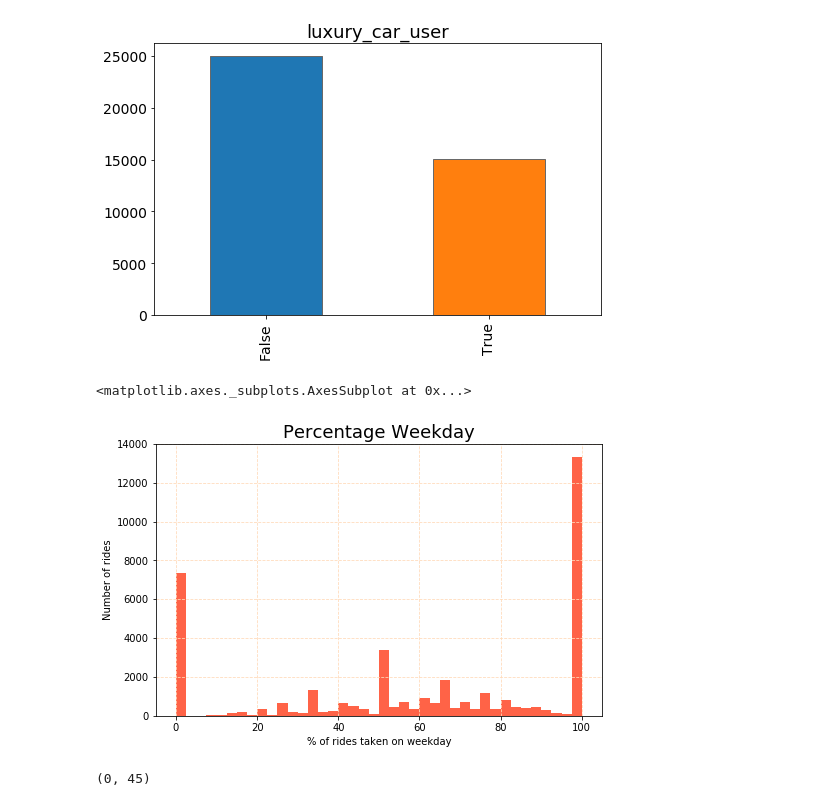
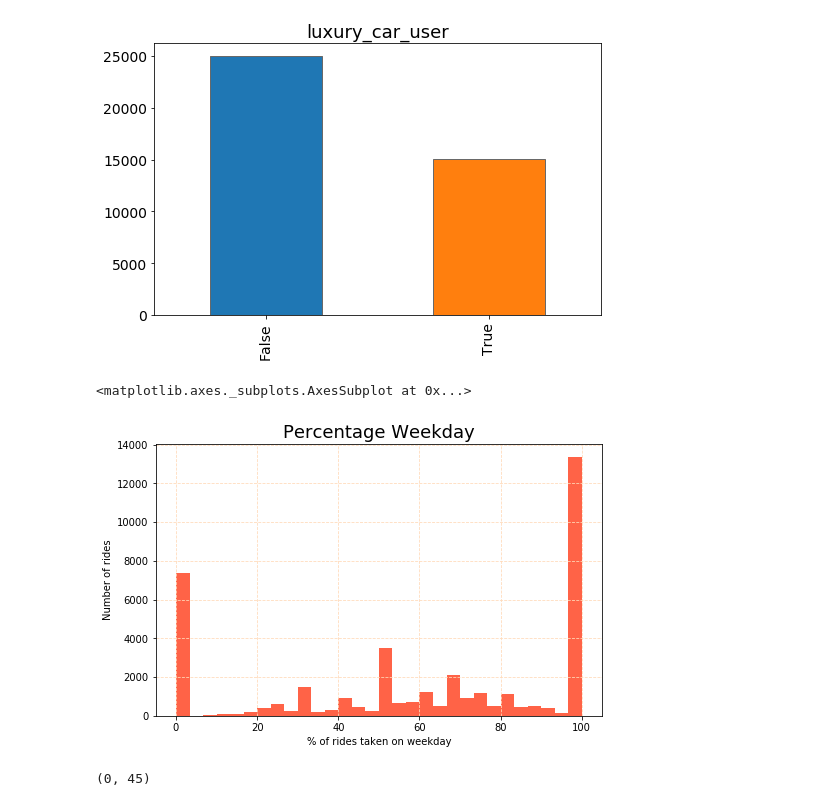
Before and after one commit to nastyasimpson/churn_prediction, a Jupyter notebook: workbook.ipynb, the cells around one changed output. Drawn from its saved outputs; the diff is of its cells as text; code cells hidden in the pictures.

```diff
--- a/workbook.ipynb
+++ b/workbook.ipynb
@@ -120,12 +120,12 @@ ax = data_train['luxury_car_user'].value_counts().sort_index().plot.bar(
 # %%
 plt.title('Percentage Weekday', fontsize = 18)
 plt.grid(c = 'peachpuff', linestyle = '--')
 plt.xlabel('% of rides taken on weekday')
 plt.ylabel('Number of rides')
-data['weekday_pct'].hist(bins = 40, figsize = (8,5), color = 'Tomato')
+data['weekday_pct'].hist(bins = 30, figsize = (8,5), color = 'Tomato')
 # %% [output]
 <matplotlib.axes._subplots.AxesSubplot at 0x...>
-[figure, old version]
+[figure, new version]
 # %%
 plt.title('AVG Distance', fontsize = 18)
 plt.grid(c = 'peachpuff', linestyle = '--')
```
Also changed, not shown: parts of 2 cells of this notebook.
